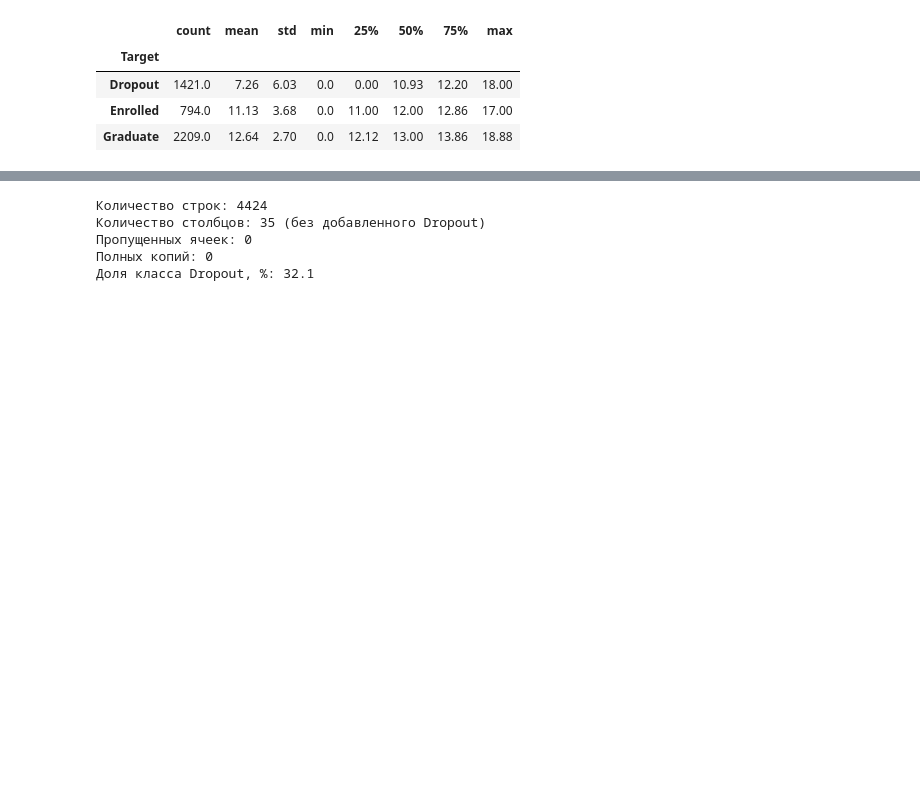
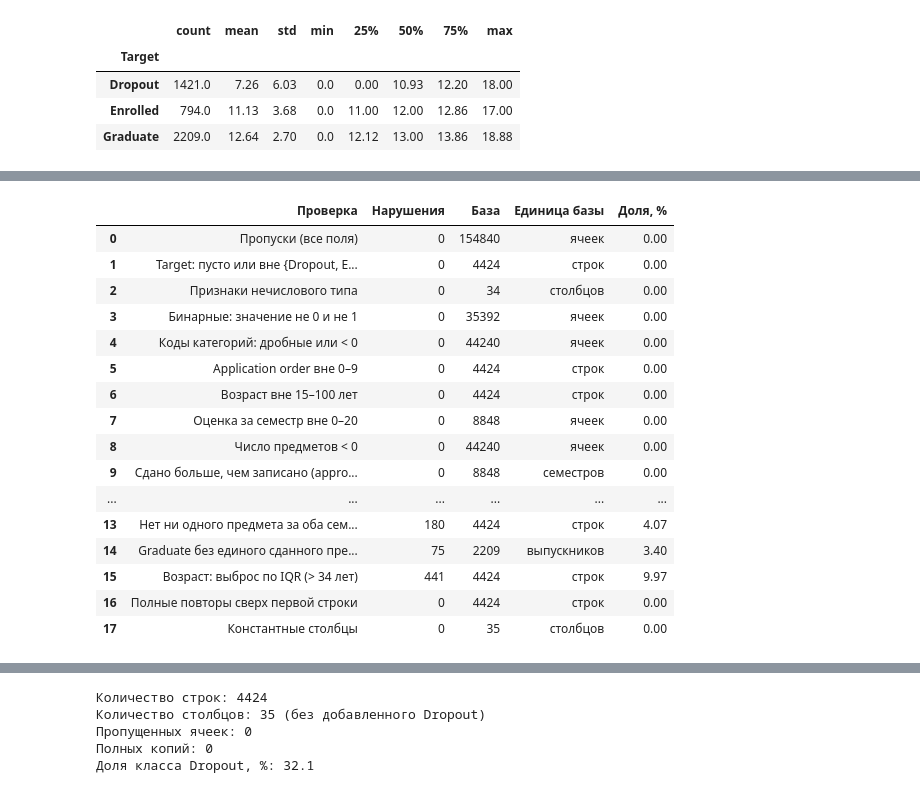
Before and after one commit to chai00k/homework_icp, a Jupyter notebook: Dataset_Overview.ipynb, the cells around one changed output, grey strips where cells are left out. Drawn from its saved outputs; the diff is of its cells as text; code cells hidden in the pictures; blank space fills up the shorter version.

Commit message:
Добавил профиль качества данных

```diff
--- a/Dataset_Overview.ipynb
+++ b/Dataset_Overview.ipynb
@@ -269,0 +289,54 @@ df.groupby("Target")["Curricular units 1st sem (grade)"].describe().round(2)
+# %%
+# Профиль качества: для каждого правила — число нарушений, база (из скольких проверено) и доля
+src_cols = [c for c in df.columns if c != "Dropout"]  # исходные 35 столбцов, без добавленного Dropout
+n = len(df)
+cu = lambda s, t: df[f"Curricular units {s} sem ({t})"]  # показатель t за семестр s
+sems = ["1st", "2nd"]
+count_cols = [f"Curricular units {s} sem ({t})" for s in sems
+              for t in ["credited", "enrolled", "evaluations", "approved", "without evaluations"]]
+grade_cols = [f"Curricular units {s} sem (grade)" for s in sems]
+no_units = (cu("1st", "enrolled") == 0) & (cu("2nd", "enrolled") == 0)  # ни одного предмета за оба семестра
+age = df["Age at enrollment"]
+q1, q3 = age.quantile([0.25, 0.75])
+
+checks = [  # (проверка, нарушения, база, единица базы)
+    ("Пропуски (все поля)", df[src_cols].isna().sum().sum(), n * len(src_cols), "ячеек"),
+    ("Target: пусто или вне {Dropout, Enrolled, Graduate}", (~df["Target"].isin(["Dropout", "Enrolled", "Graduate"])).sum(), n, "строк"),
+    ("Признаки нечислового типа", (~df[src_cols].drop(columns="Target").dtypes.map(pd.api.types.is_numeric_dtype)).sum(), len(src_cols) - 1, "столбцов"),
+    ("Бинарные: значение не 0 и не 1", (~df[binary_cols].isin([0, 1])).sum().sum(), n * len(binary_cols), "ячеек"),
+    ("Коды категорий: дробные или < 0", ((df[coded_cols] % 1 != 0) | (df[coded_cols] < 0)).sum().sum(), n * len(coded_cols), "ячеек"),
+    ("Application order вне 0–9", (~df["Application order"].between(0, 9)).sum(), n, "строк"),
+    ("Возраст вне 15–100 лет", (~age.between(15, 100)).sum(), n, "строк"),
+    ("Оценка за семестр вне 0–20", (~df[grade_cols].apply(lambda s: s.between(0, 20))).sum().sum(), n * 2, "ячеек"),
+    ("Число предметов < 0", (df[count_cols] < 0).sum().sum(), n * len(count_cols), "ячеек"),
+    ("Сдано больше, чем записано (approved > enrolled)", sum((cu(s, "approved") > cu(s, "enrolled")).sum() for s in sems), n * 2, "семестров"),
+    ("Сдано больше, чем попыток (approved > evaluations)", sum((cu(s, "approved") > cu(s, "evaluations")).sum() for s in sems), n * 2, "семестров"),
+    ("Оценка не согласована со сдачами (grade > 0 ⇔ approved > 0)", sum(((cu(s, "grade") > 0) != (cu(s, "approved") > 0)).sum() for s in sems), n * 2, "семестров"),
+    ("International не согласован с гражданством (код 1)", ((df["International"] == 1) == (df["Nacionality"] == 1)).sum(), n, "строк"),
+    ("Нет ни одного предмета за оба семестра (скрытые пропуски?)", no_units.sum(), n, "строк"),
+    ("Graduate без единого сданного предмета", (no_units & (df["Target"] == "Graduate")).sum(), (df["Target"] == "Graduate").sum(), "выпускников"),
+    (f"Возраст: выброс по IQR (> {q3 + 1.5 * (q3 - q1):.0f} лет)", (age > q3 + 1.5 * (q3 - q1)).sum(), n, "строк"),
+    ("Полные повторы сверх первой строки", df[src_cols].duplicated().sum(), n, "строк"),
+    ("Константные столбцы", (df[src_cols].nunique() <= 1).sum(), len(src_cols), "столбцов"),
+]
+profile = pd.DataFrame(checks, columns=["Проверка", "Нарушения", "База", "Единица базы"])
+profile["Доля, %"] = (profile["Нарушения"] / profile["База"] * 100).round(2)
+profile
+# %% [output]
+|  | Проверка | Нарушения | База | Единица базы | Доля, % |
+| 0 | Пропуски (все поля) | 0 | 154840 | ячеек | 0.00 |
+| 1 | Target: пусто или вне {Dropout, E... | 0 | 4424 | строк | 0.00 |
+| 2 | Признаки нечислового типа | 0 | 34 | столбцов | 0.00 |
+| 3 | Бинарные: значение не 0 и не 1 | 0 | 35392 | ячеек | 0.00 |
+| 4 | Коды категорий: дробные или < 0 | 0 | 44240 | ячеек | 0.00 |
+| 5 | Application order вне 0–9 | 0 | 4424 | строк | 0.00 |
+| 6 | Возраст вне 15–100 лет | 0 | 4424 | строк | 0.00 |
+| 7 | Оценка за семестр вне 0–20 | 0 | 8848 | ячеек | 0.00 |
+| 8 | Число предметов < 0 | 0 | 44240 | ячеек | 0.00 |
+| 9 | Сдано больше, чем записано (appro... | 0 | 8848 | семестров | 0.00 |
+| ... | ... | ... | ... | ... | ... |
+| 13 | Нет ни одного предмета за оба сем... | 180 | 4424 | строк | 4.07 |
+| 14 | Graduate без единого сданного пре... | 75 | 2209 | выпускников | 3.40 |
+| 15 | Возраст: выброс по IQR (> 34 лет) | 441 | 4424 | строк | 9.97 |
+| 16 | Полные повторы сверх первой строки | 0 | 4424 | строк | 0.00 |
+| 17 | Константные столбцы | 0 | 35 | столбцов | 0.00 |
```
Also changed, not shown: parts of 6 cells of this notebook.
